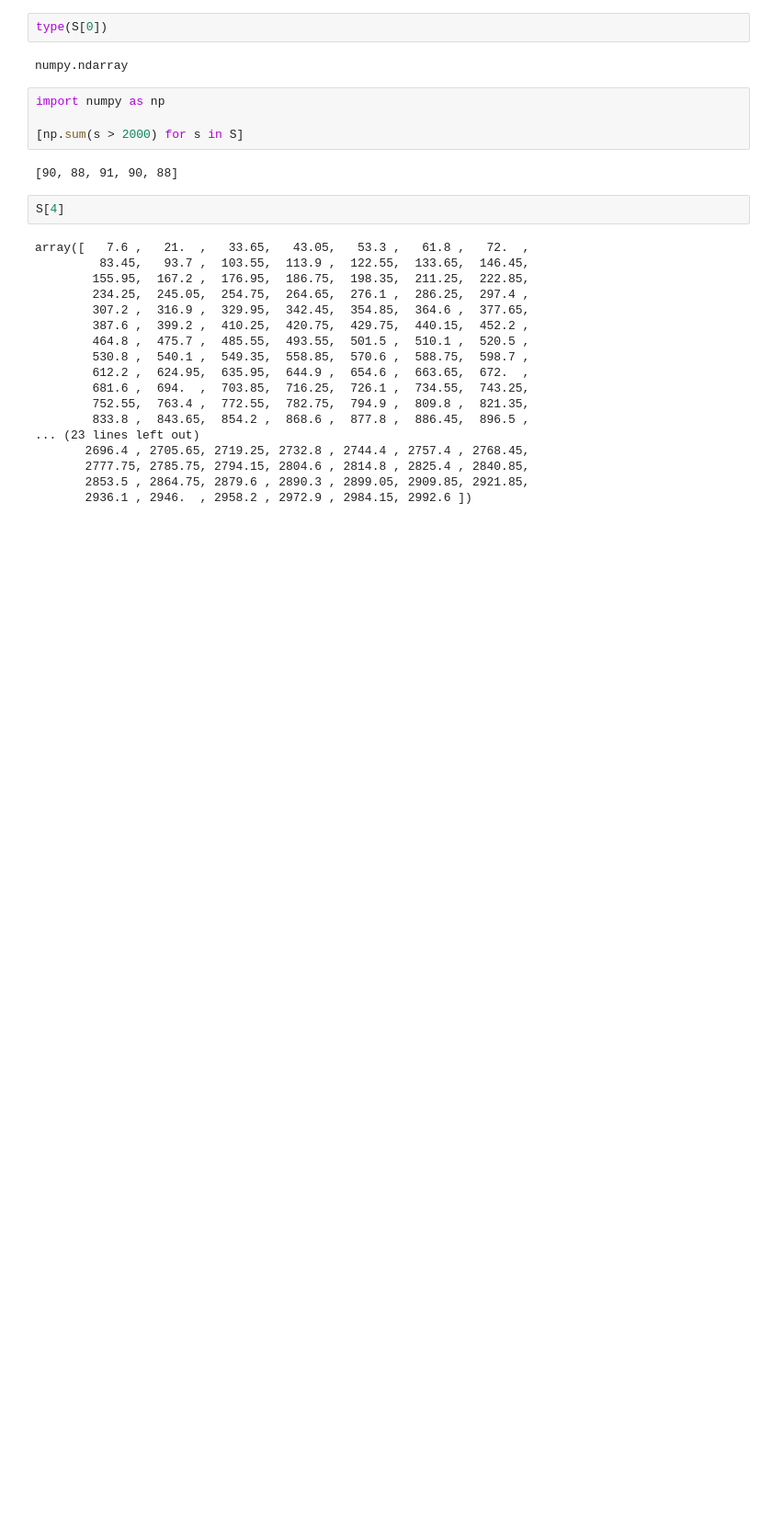
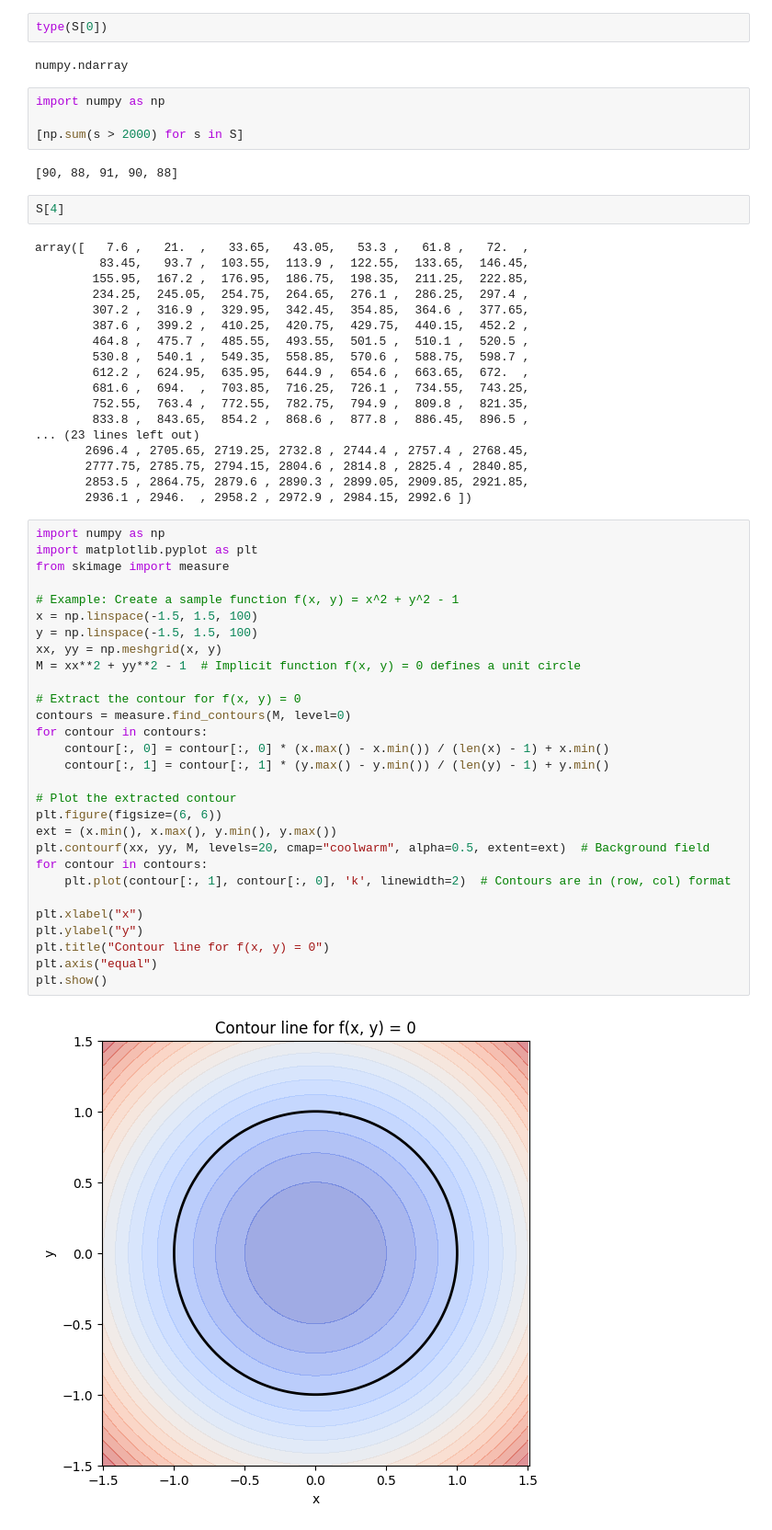
Before and after one commit to niknovikov19/model_tuner, a Jupyter notebook: proto/ir_mapping/test_a1_ir_mapping.ipynb, the cells around one changed output. Shown: that part at 92% size. Drawn from its saved outputs; the diff is of its cells as text; blank space fills up the shorter version.

```diff
--- a/proto/ir_mapping/test_a1_ir_mapping.ipynb
+++ b/proto/ir_mapping/test_a1_ir_mapping.ipynb
@@ -150,3 +150,34 @@ array([   7.6 ,   21.  ,   33.65,   43.05,   53.3 ,   61.8 ,   72.  ,
        2777.75, 2785.75, 2794.15, 2804.6 , 2814.8 , 2825.4 , 2840.85,
        2853.5 , 2864.75, 2879.6 , 2890.3 , 2899.05, 2909.85, 2921.85,
        2936.1 , 2946.  , 2958.2 , 2972.9 , 2984.15, 2992.6 ])
+# %%
+import numpy as np
+import matplotlib.pyplot as plt
+from skimage import measure
+
+# Example: Create a sample function f(x, y) = x^2 + y^2 - 1
+x = np.linspace(-1.5, 1.5, 100)
+y = np.linspace(-1.5, 1.5, 100)
+xx, yy = np.meshgrid(x, y)
+M = xx**2 + yy**2 - 1  # Implicit function f(x, y) = 0 defines a unit circle
+
+# Extract the contour for f(x, y) = 0
+contours = measure.find_contours(M, level=0)
+for contour in contours:
+    contour[:, 0] = contour[:, 0] * (x.max() - x.min()) / (len(x) - 1) + x.min()
+    contour[:, 1] = contour[:, 1] * (y.max() - y.min()) / (len(y) - 1) + y.min()
+
+# Plot the extracted contour
+plt.figure(figsize=(6, 6))
+ext = (x.min(), x.max(), y.min(), y.max())
+plt.contourf(xx, yy, M, levels=20, cmap="coolwarm", alpha=0.5, extent=ext)  # Background field
+for contour in contours:
+    plt.plot(contour[:, 1], contour[:, 0], 'k', linewidth=2)  # Contours are in (row, col) format
+
+plt.xlabel("x")
+plt.ylabel("y")
+plt.title("Contour line for f(x, y) = 0")
+plt.axis("equal")
+plt.show()
+# %% [output]
+[figure, added]
```
Also changed, not shown: parts of 1 cell of this notebook, 1 other file.
